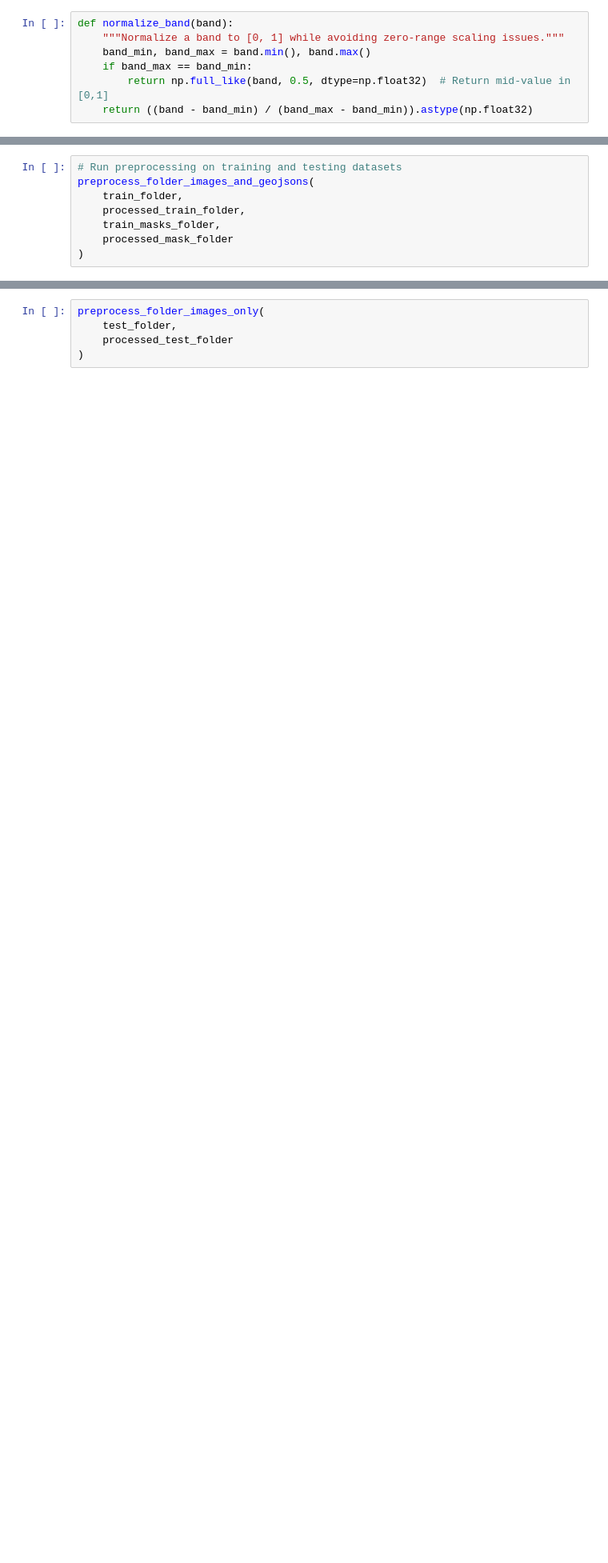
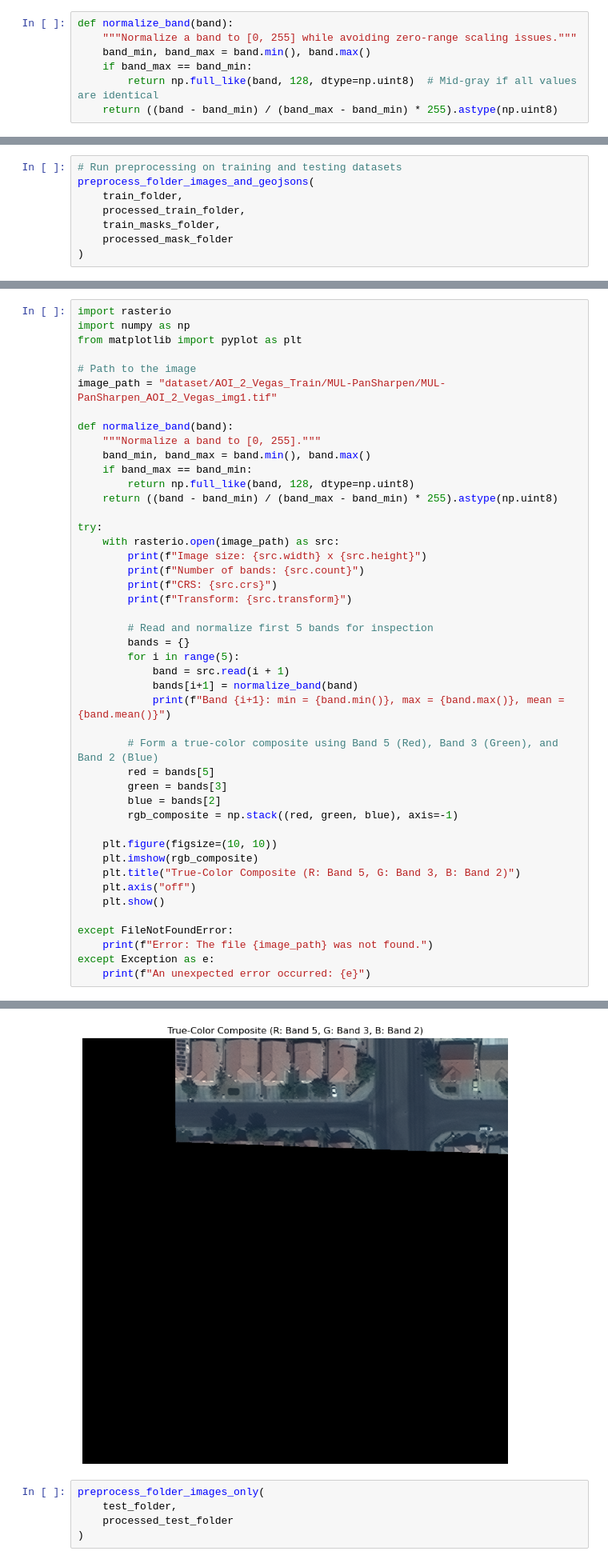
Before and after one commit to noface-0/Geoestimation, a Jupyter notebook: mult-spectrum.ipynb, the cells around one changed output, grey strips where cells are left out. Shown at 80% size. Drawn from its saved outputs; the diff is of its cells as text; blank space fills up the shorter version.

```diff
--- a/mult-spectrum.ipynb
+++ b/mult-spectrum.ipynb
@@ -84,9 +98,9 @@ os.makedirs(processed_test_folder,  exist_ok=True)
 os.makedirs(processed_mask_folder,  exist_ok=True)
 # %%
 def normalize_band(band):
-    """Normalize a band to [0, 1] while avoiding zero-range scaling issues."""
+    """Normalize a band to [0, 255] while avoiding zero-range scaling issues."""
     band_min, band_max = band.min(), band.max()
     if band_max == band_min:
-        return np.full_like(band, 0.5, dtype=np.float32)  # Return mid-value in [0,1]
-    return ((band - band_min) / (band_max - band_min)).astype(np.float32)
+        return np.full_like(band, 128, dtype=np.uint8)  # Mid-gray if all values are identical
+    return ((band - band_min) / (band_max - band_min) * 255).astype(np.uint8)
 # %%
@@ -358,0 +450,46 @@ preprocess_folder_images_and_geojsons(
+# %%
+import rasterio
+import numpy as np
+from matplotlib import pyplot as plt
+
+# Path to the image
+image_path = "dataset/AOI_2_Vegas_Train/MUL-PanSharpen/MUL-PanSharpen_AOI_2_Vegas_img1.tif"
+
+def normalize_band(band):
+    """Normalize a band to [0, 255]."""
+    band_min, band_max = band.min(), band.max()
+    if band_max == band_min:
+        return np.full_like(band, 128, dtype=np.uint8)
+    return ((band - band_min) / (band_max - band_min) * 255).astype(np.uint8)
+
+try:
+    with rasterio.open(image_path) as src:
+        print(f"Image size: {src.width} x {src.height}")
+        print(f"Number of bands: {src.count}")
+        print(f"CRS: {src.crs}")
+        print(f"Transform: {src.transform}")
+
+        # Read and normalize first 5 bands for inspection
+        bands = {}
+        for i in range(5):
+            band = src.read(i + 1)
+            bands[i+1] = normalize_band(band)
+            print(f"Band {i+1}: min = {band.min()}, max = {band.max()}, mean = {band.mean()}")
+
+        # Form a true-color composite using Band 5 (Red), Band 3 (Green), and Band 2 (Blue)
+        red = bands[5]
+        green = bands[3]
+        blue = bands[2]
+        rgb_composite = np.stack((red, green, blue), axis=-1)
+
+    plt.figure(figsize=(10, 10))
+    plt.imshow(rgb_composite)
+    plt.title("True-Color Composite (R: Band 5, G: Band 3, B: Band 2)")
+    plt.axis("off")
+    plt.show()
+
+except FileNotFoundError:
+    print(f"Error: The file {image_path} was not found.")
+except Exception as e:
+    print(f"An unexpected error occurred: {e}")
+# %% [output]
@@ -359,3 +507,4 @@ preprocess_folder_images_and_geojsons(
+[figure, added]
 # %%
 preprocess_folder_images_only(
     test_folder,
```
Also changed, not shown: parts of 9 cells of this notebook.
